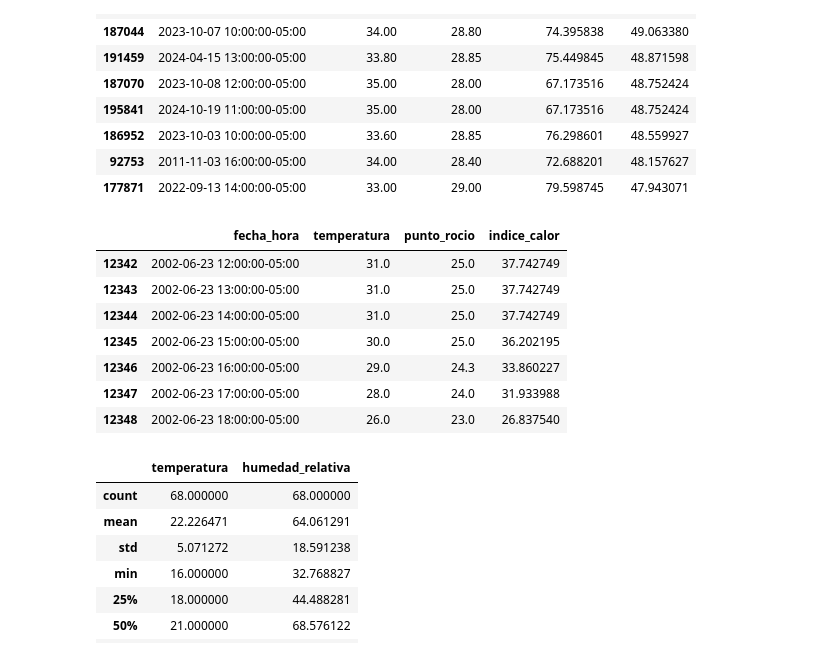
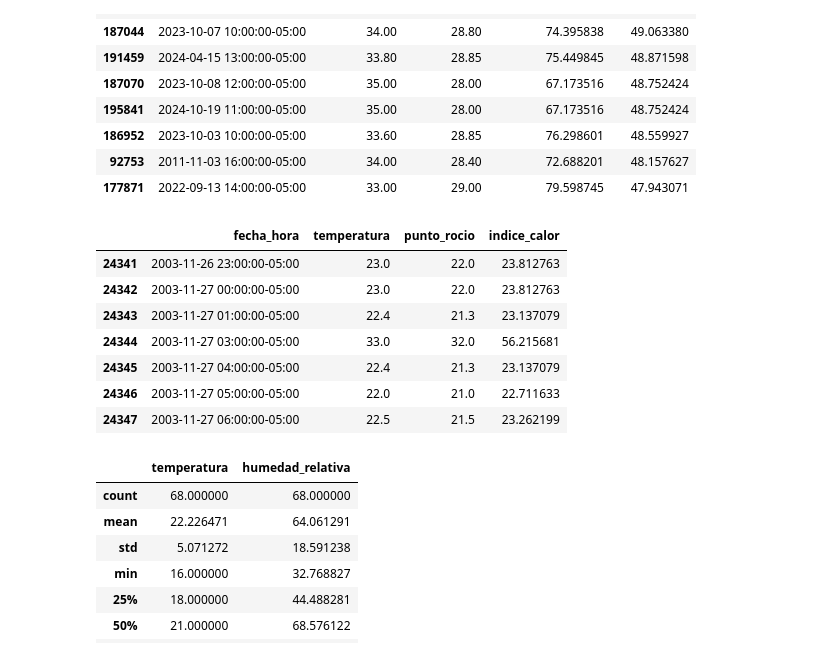
Before and after one commit to David-Sac/clima-iquitos, a Jupyter notebook: notebooks/02_analisis.ipynb, the cells around one changed output. Drawn from its saved outputs; the diff is of its cells as text; code cells hidden in the pictures.

```diff
--- a/notebooks/02_analisis.ipynb
+++ b/notebooks/02_analisis.ipynb
@@ -172,16 +172,16 @@ df.nlargest(10, "indice_calor")[["fecha_hora", "temperatura", "punto_rocio", "hu
 | 92753 | 2011-11-03 16:00:00-05:00 | 34.00 | 28.40 | 72.688201 | 48.157627 |
 | 177871 | 2022-09-13 14:00:00-05:00 | 33.00 | 29.00 | 79.598745 | 47.943071 |
 # %%
-df.loc[12345 - 3 : 12345 + 3, ["fecha_hora", "temperatura", "punto_rocio", "indice_calor"]]
+df.loc[24344 - 3 : 24344 + 3, ["fecha_hora", "temperatura", "punto_rocio", "indice_calor"]]
 # %% [output]
 |  | fecha_hora | temperatura | punto_rocio | indice_calor |
-| 12342 | 2002-06-23 12:00:00-05:00 | 31.0 | 25.0 | 37.742749 |
-| 12343 | 2002-06-23 13:00:00-05:00 | 31.0 | 25.0 | 37.742749 |
-| 12344 | 2002-06-23 14:00:00-05:00 | 31.0 | 25.0 | 37.742749 |
-| 12345 | 2002-06-23 15:00:00-05:00 | 30.0 | 25.0 | 36.202195 |
-| 12346 | 2002-06-23 16:00:00-05:00 | 29.0 | 24.3 | 33.860227 |
-| 12347 | 2002-06-23 17:00:00-05:00 | 28.0 | 24.0 | 31.933988 |
-| 12348 | 2002-06-23 18:00:00-05:00 | 26.0 | 23.0 | 26.837540 |
+| 24341 | 2003-11-26 23:00:00-05:00 | 23.0 | 22.0 | 23.812763 |
+| 24342 | 2003-11-27 00:00:00-05:00 | 23.0 | 22.0 | 23.812763 |
+| 24343 | 2003-11-27 01:00:00-05:00 | 22.4 | 21.3 | 23.137079 |
+| 24344 | 2003-11-27 03:00:00-05:00 | 33.0 | 32.0 | 56.215681 |
+| 24345 | 2003-11-27 04:00:00-05:00 | 22.4 | 21.3 | 23.137079 |
+| 24346 | 2003-11-27 05:00:00-05:00 | 22.0 | 21.0 | 22.711633 |
+| 24347 | 2003-11-27 06:00:00-05:00 | 22.5 | 21.5 | 23.262199 |
 # %%
 menores = df[df["indice_calor"] < df["temperatura"]]
 menores[["temperatura", "humedad_relativa"]].describe()
```
Also changed, not shown: parts of 13 cells of this notebook, 4 other files.
